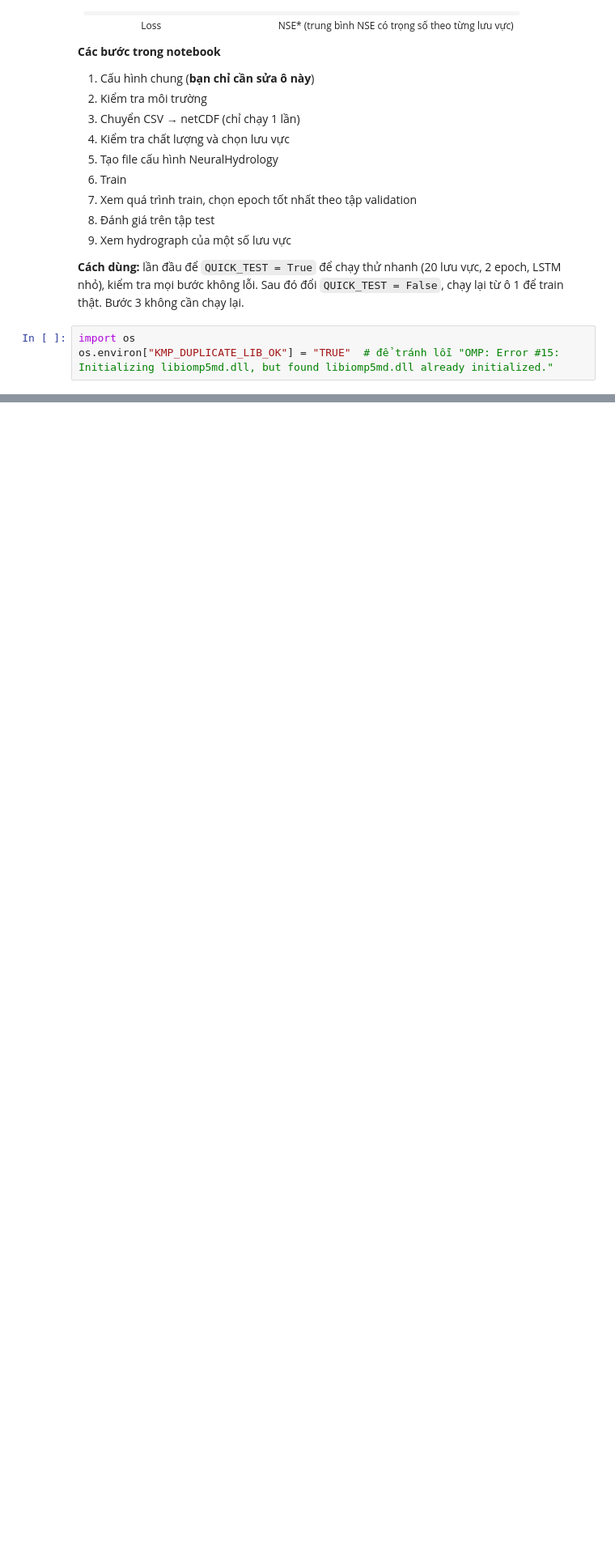
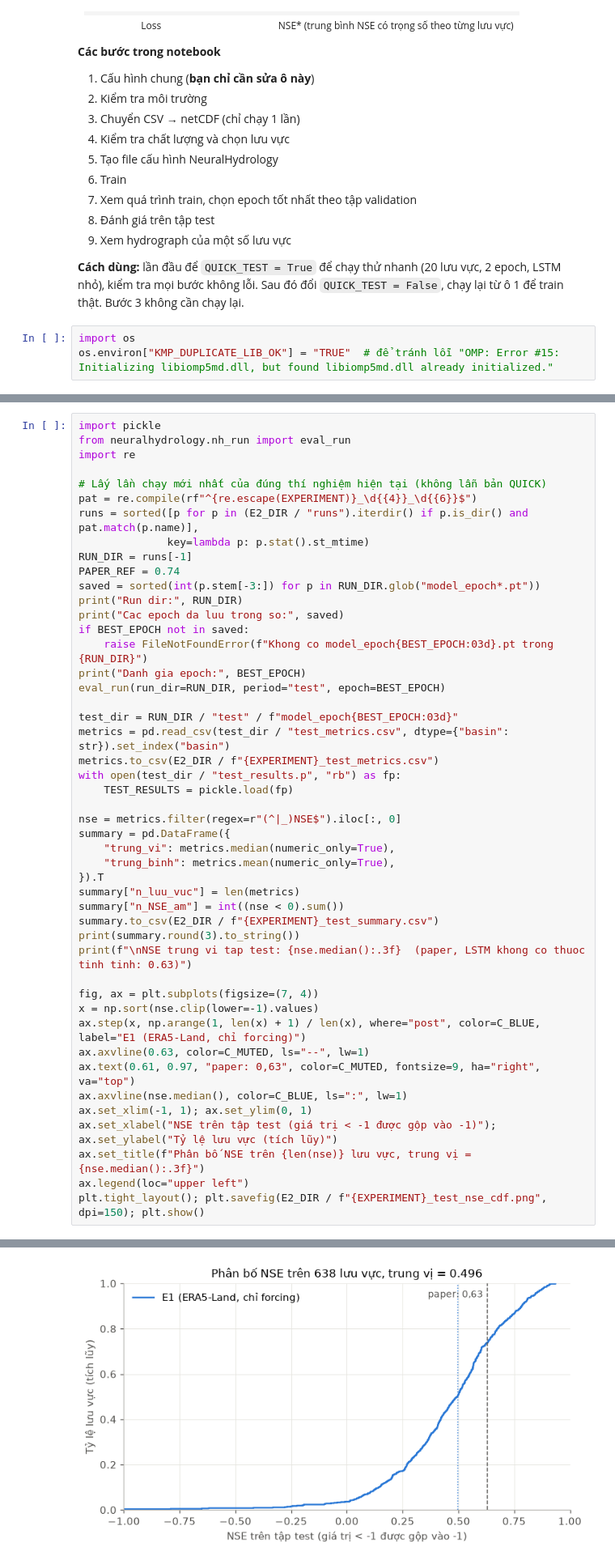
Before and after one commit to Quang-minh-0211/ANCU-Project, a Jupyter notebook: src/E2_static_forcing.ipynb, the cells around one changed output, grey strips where cells are left out. Shown at 81% size. Cells and saved outputs as stored; diff of their text form; blank space fills up the shorter version.

```diff
--- a/src/E2_static_forcing.ipynb
+++ b/src/E2_static_forcing.ipynb
@@ -30,0 +433,48 @@ os.environ["KMP_DUPLICATE_LIB_OK"] = "TRUE"  # để tránh lỗi "OMP: Error #1
+# %%
+import pickle
+from neuralhydrology.nh_run import eval_run
+import re
+
+# Lấy lần chạy mới nhất của đúng thí nghiệm hiện tại (không lẫn bản QUICK)
+pat = re.compile(rf"^{re.escape(EXPERIMENT)}_\d{{4}}_\d{{6}}$")
+runs = sorted([p for p in (E2_DIR / "runs").iterdir() if p.is_dir() and pat.match(p.name)],
+              key=lambda p: p.stat().st_mtime)
+RUN_DIR = runs[-1]
+PAPER_REF = 0.74
+saved = sorted(int(p.stem[-3:]) for p in RUN_DIR.glob("model_epoch*.pt"))
+print("Run dir:", RUN_DIR)
+print("Cac epoch da luu trong so:", saved)
+if BEST_EPOCH not in saved:
+    raise FileNotFoundError(f"Khong co model_epoch{BEST_EPOCH:03d}.pt trong {RUN_DIR}")
+print("Danh gia epoch:", BEST_EPOCH)
+eval_run(run_dir=RUN_DIR, period="test", epoch=BEST_EPOCH)
+
+test_dir = RUN_DIR / "test" / f"model_epoch{BEST_EPOCH:03d}"
+metrics = pd.read_csv(test_dir / "test_metrics.csv", dtype={"basin": str}).set_index("basin")
+metrics.to_csv(E2_DIR / f"{EXPERIMENT}_test_metrics.csv")
+with open(test_dir / "test_results.p", "rb") as fp:
+    TEST_RESULTS = pickle.load(fp)
+
+nse = metrics.filter(regex=r"(^|_)NSE$").iloc[:, 0]
+summary = pd.DataFrame({
+    "trung_vi": metrics.median(numeric_only=True),
+    "trung_binh": metrics.mean(numeric_only=True),
+}).T
+summary["n_luu_vuc"] = len(metrics)
+summary["n_NSE_am"] = int((nse < 0).sum())
+summary.to_csv(E2_DIR / f"{EXPERIMENT}_test_summary.csv")
+print(summary.round(3).to_string())
+print(f"\nNSE trung vi tap test: {nse.median():.3f}  (paper, LSTM khong co thuoc tinh tinh: 0.63)")
+
+fig, ax = plt.subplots(figsize=(7, 4))
+x = np.sort(nse.clip(lower=-1).values)
+ax.step(x, np.arange(1, len(x) + 1) / len(x), where="post", color=C_BLUE, label="E1 (ERA5-Land, chỉ forcing)")
+ax.axvline(0.63, color=C_MUTED, ls="--", lw=1)
+ax.text(0.61, 0.97, "paper: 0,63", color=C_MUTED, fontsize=9, ha="right", va="top")
+ax.axvline(nse.median(), color=C_BLUE, ls=":", lw=1)
+ax.set_xlim(-1, 1); ax.set_ylim(0, 1)
+ax.set_xlabel("NSE trên tập test (giá trị < -1 được gộp vào -1)"); ax.set_ylabel("Tỷ lệ lưu vực (tích lũy)")
+ax.set_title(f"Phân bố NSE trên {len(nse)} lưu vực, trung vị = {nse.median():.3f}")
+ax.legend(loc="upper left")
+plt.tight_layout(); plt.savefig(E2_DIR / f"{EXPERIMENT}_test_nse_cdf.png", dpi=150); plt.show()
+# %% [output]
@@ -30,0 +492 @@ os.environ["KMP_DUPLICATE_LIB_OK"] = "TRUE"  # để tránh lỗi "OMP: Error #1
+[figure, added]
```
Also changed, not shown: parts of 8 cells of this notebook, 27 other files.
